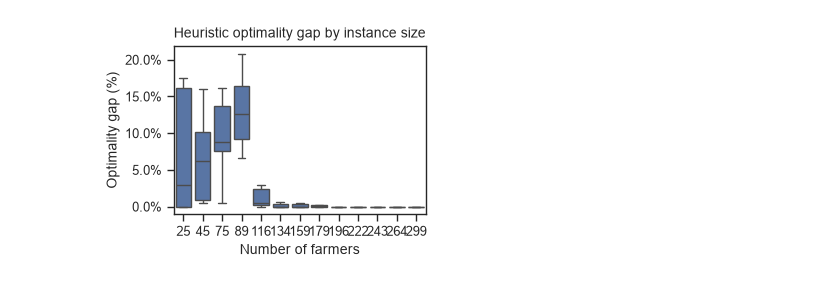
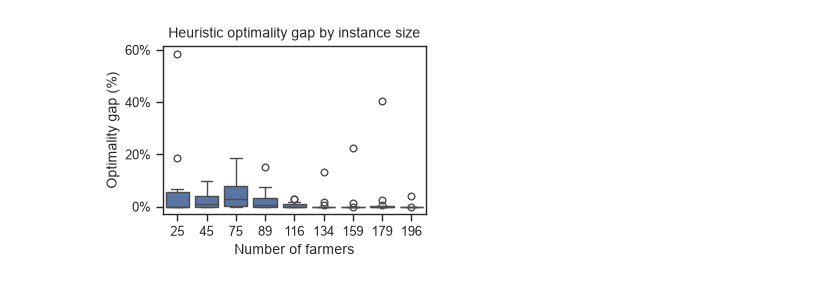
Before and after one commit to nachatjatu/StablePlatformMatching, a Jupyter notebook: notebooks/exp_4_results.ipynb, the cells around one changed output. Saved outputs shown, nothing was run; the diff lists cells and outputs as text; code cells hidden in the pictures.

```diff
--- a/notebooks/exp_4_results.ipynb
+++ b/notebooks/exp_4_results.ipynb
@@ -51,22 +64,28 @@ for file in all_jsons:
         payload = json.load(f)
 
     metadata = payload["experiment_metadata"]
-    summary = payload["runs"][0]["summary_vanilla"]
 
-    snapshot = summary["instance_snapshot"]
+    if payload["completed"] is False:
+        row = {
+            "job_id": metadata["job_id"],
+            "n_farmers": idx_to_n_farmers[metadata["job_id"] % 14],
+            "n_intermediaries": idx_to_n_ints[metadata["job_id"] % 14],
+            "opt_gap": None,
+            "time_heuristic": None,
+        }
+    else:
+        summary = payload["run"]["summary"]
+        snapshot = summary["instance_snapshot"]
+        farmers = snapshot["farmers"]
+        intermediaries = snapshot["intermediaries"]
 
-    farmers = snapshot["farmers"]
-    intermediaries = snapshot["intermediaries"]
-
-    row = {
-        "job_id": metadata["job_id"],
-        "n_farmers": len(farmers),
-        "n_intermediaries": len(intermediaries),
-        "upper_bound": summary["forced_upper_bound"],
-        "lower_bound": summary["forced_lower_bound"],
-        "opt_gap": summary["rel_gap"],
-        "time_heuristic": summary["total_time"],
-    }
+        row = {
+            "job_id": metadata["job_id"],
+            "n_farmers": len(farmers),
+            "n_intermediaries": len(intermediaries),
+            "opt_gap": summary["rel_gap"],
+            "time_heuristic": summary["total_time"],
+        }
 
     data.append(row)
 
@@ -165,20 +241,19 @@ plt.show()
 # %%
 from matplotlib.ticker import PercentFormatter
 
-# Filter the DataFrame for n_farmers less or equal to 2400
-gap_data_filtered = df
+gap_data_filtered = df.query("n_farmers <= 196")
 
 # Create the boxplot for opt_gap
 plt.figure(figsize=(3.5, 2.6))
-sns.boxplot(data=gap_data_filtered, x='n_farmers', y='opt_gap', showfliers=False)
+sns.boxplot(data=gap_data_filtered, x='n_farmers', y='opt_gap', showfliers=True)
 
 # Format y-axis as percentage
 plt.gca().yaxis.set_major_formatter(PercentFormatter(xmax=1))
 
 plt.title('Heuristic optimality gap by instance size')
 plt.xlabel('Number of farmers')
 plt.ylabel('Optimality gap (%)')
 plt.tight_layout()
 plt.show()
 # %% [output]
-[figure, old version]
+[figure, new version]
```
Also changed, not shown: parts of 7 cells of this notebook, 2 other files.
